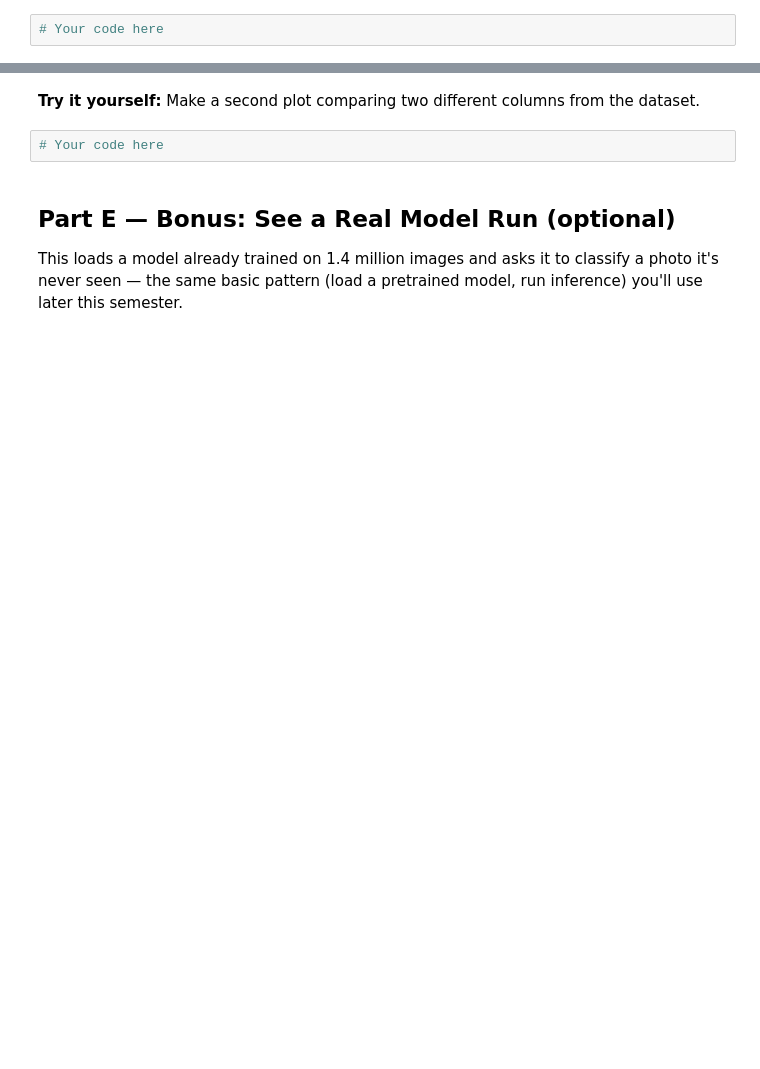
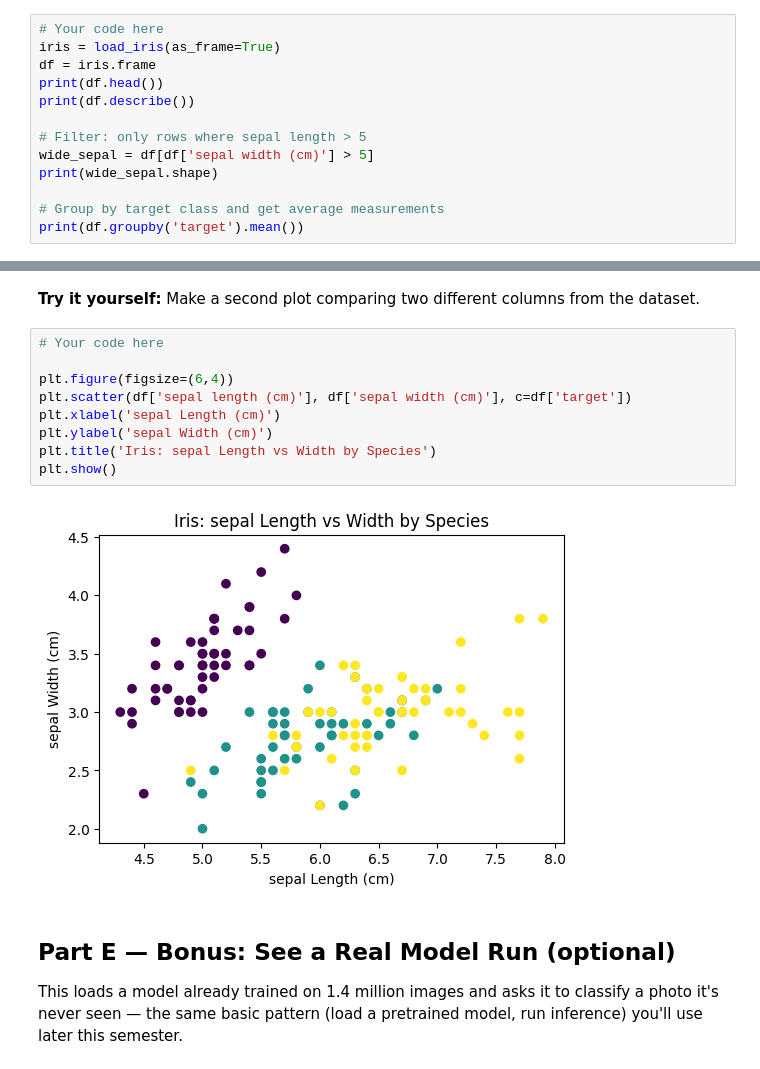
Before and after one commit to MatthewEngel/IT480-FA26, a Jupyter notebook: Lab0/hello_deep_learning.ipynb, the cells around one changed output, grey strips where cells are left out. Saved outputs shown, nothing was run; the diff lists cells and outputs as text; blank space fills up the shorter version.

```diff
--- a/Lab0/hello_deep_learning.ipynb
+++ b/Lab0/hello_deep_learning.ipynb
@@ -55,3 +115,14 @@ print(df.groupby('target').mean())
 **Try it yourself:** Filter the dataframe for a different condition of your choosing (e.g., sepal width above some value), and print how many rows match.
 # %%
 # Your code here
+iris = load_iris(as_frame=True)
+df = iris.frame
+print(df.head())
+print(df.describe())
+
+# Filter: only rows where sepal length > 5
+wide_sepal = df[df['sepal width (cm)'] > 5]
+print(wide_sepal.shape)
+
+# Group by target class and get average measurements
+print(df.groupby('target').mean())
@@ -70,6 +161,15 @@ plt.show()
 **Try it yourself:** Make a second plot comparing two different columns from the dataset.
 # %%
 # Your code here
+
+plt.figure(figsize=(6,4))
+plt.scatter(df['sepal length (cm)'], df['sepal width (cm)'], c=df['target'])
+plt.xlabel('sepal Length (cm)')
+plt.ylabel('sepal Width (cm)')
+plt.title('Iris: sepal Length vs Width by Species')
+plt.show()
+# %% [output]
+[figure, added]
 # %% [markdown]
 ## Part E — Bonus: See a Real Model Run (optional)
 
```
Also changed, not shown: parts of 8 cells of this notebook.
